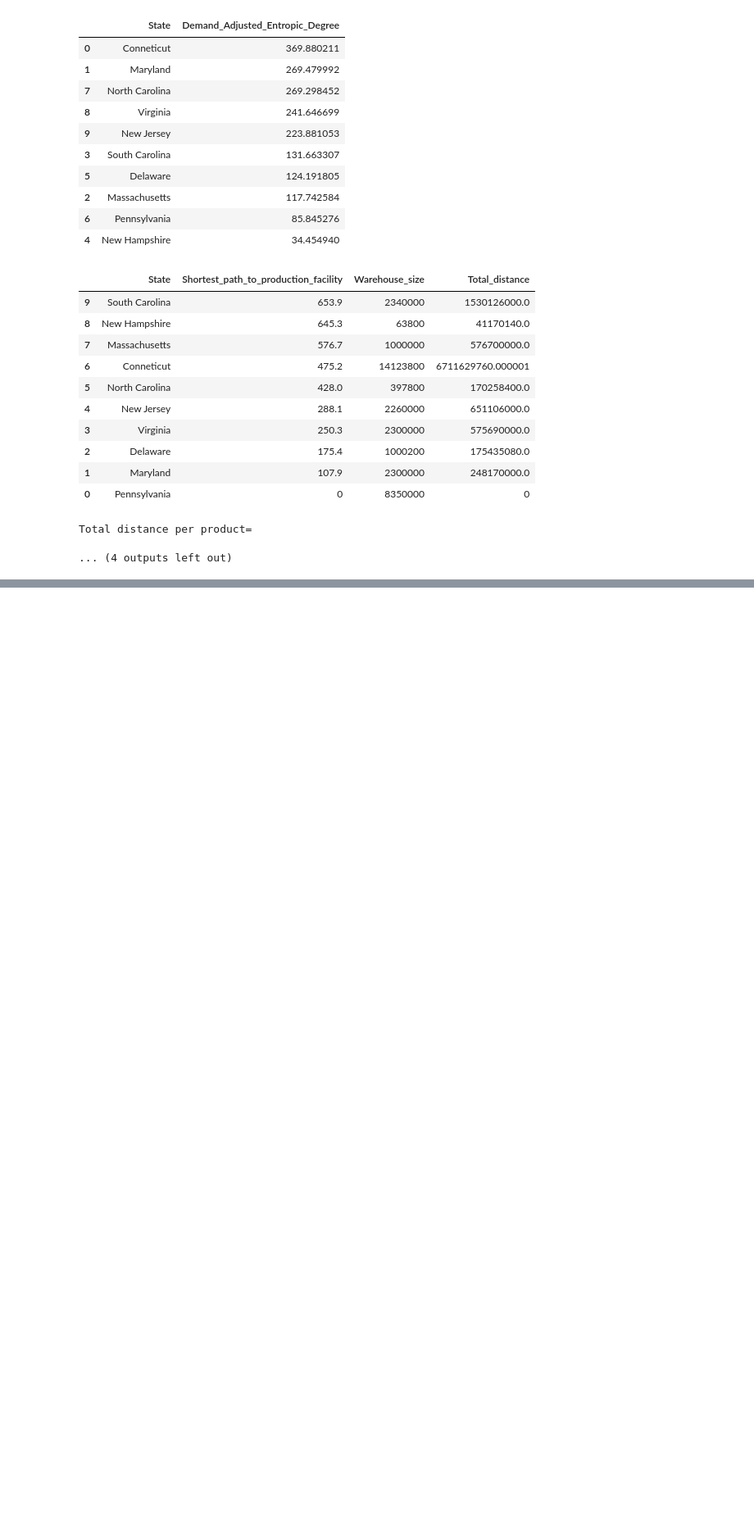
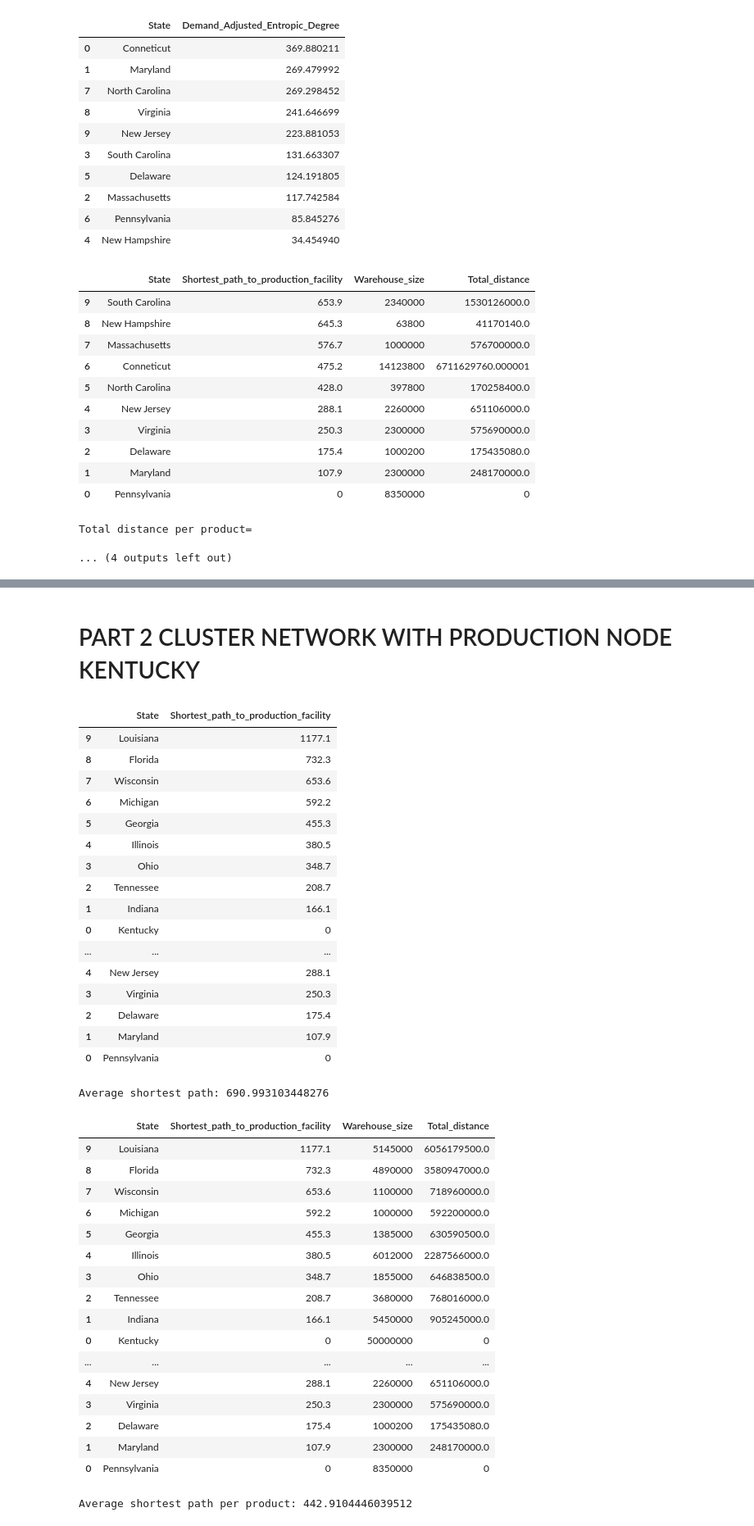
Before and after one commit to kelvinengee/network, a Jupyter notebook: Mississippi.ipynb, the cells around one changed output, grey strips where cells are left out. Shown at 82% size. Cells and saved outputs as stored; diff of their text form; code cells hidden in the pictures; blank space fills up the shorter version.

```diff
--- a/Mississippi.ipynb
+++ b/Mississippi.ipynb
@@ -1414,0 +1507,43 @@ def metrics_cluster(graph1,graph2,graph3,weight,demand,location1,location2,locat
+# %% [markdown]
+# PART 2 CLUSTER NETWORK WITH PRODUCTION NODE KENTUCKY
+# %%
+Mississippi_Graph.nodes["Kentucky"]["warehouse size"] = 50000000
+Mississippi_Graph.nodes["Louisiana"]["warehouse size"] = 5145000
+metrics_cluster(Cluster1_Graph,Cluster2_Graph,Cluster3_Graph,'Distance','warehouse size','Kentucky','California','Pennsylvania')
+# %% [output]
+|  | State | Shortest_path_to_production_facility |
+| 9 | Louisiana | 1177.1 |
+| 8 | Florida | 732.3 |
+| 7 | Wisconsin | 653.6 |
+| 6 | Michigan | 592.2 |
+| 5 | Georgia | 455.3 |
+| 4 | Illinois | 380.5 |
+| 3 | Ohio | 348.7 |
+| 2 | Tennessee | 208.7 |
+| 1 | Indiana | 166.1 |
+| 0 | Kentucky | 0 |
+| ... | ... | ... |
+| 4 | New Jersey | 288.1 |
+| 3 | Virginia | 250.3 |
+| 2 | Delaware | 175.4 |
+| 1 | Maryland | 107.9 |
+| 0 | Pennsylvania | 0 |
+Average shortest path: 690.993103448276
+|  | State | Shortest_path_to_production_facility | Warehouse_size | Total_distance |
+| 9 | Louisiana | 1177.1 | 5145000 | 6056179500.0 |
+| 8 | Florida | 732.3 | 4890000 | 3580947000.0 |
+| 7 | Wisconsin | 653.6 | 1100000 | 718960000.0 |
+| 6 | Michigan | 592.2 | 1000000 | 592200000.0 |
+| 5 | Georgia | 455.3 | 1385000 | 630590500.0 |
+| 4 | Illinois | 380.5 | 6012000 | 2287566000.0 |
+| 3 | Ohio | 348.7 | 1855000 | 646838500.0 |
+| 2 | Tennessee | 208.7 | 3680000 | 768016000.0 |
+| 1 | Indiana | 166.1 | 5450000 | 905245000.0 |
+| 0 | Kentucky | 0 | 50000000 | 0 |
+| ... | ... | ... | ... | ... |
+| 4 | New Jersey | 288.1 | 2260000 | 651106000.0 |
+| 3 | Virginia | 250.3 | 2300000 | 575690000.0 |
+| 2 | Delaware | 175.4 | 1000200 | 175435080.0 |
+| 1 | Maryland | 107.9 | 2300000 | 248170000.0 |
+| 0 | Pennsylvania | 0 | 8350000 | 0 |
+Average shortest path per product: 442.9104446039512
```
Also changed, not shown: parts of 5 cells of this notebook.
